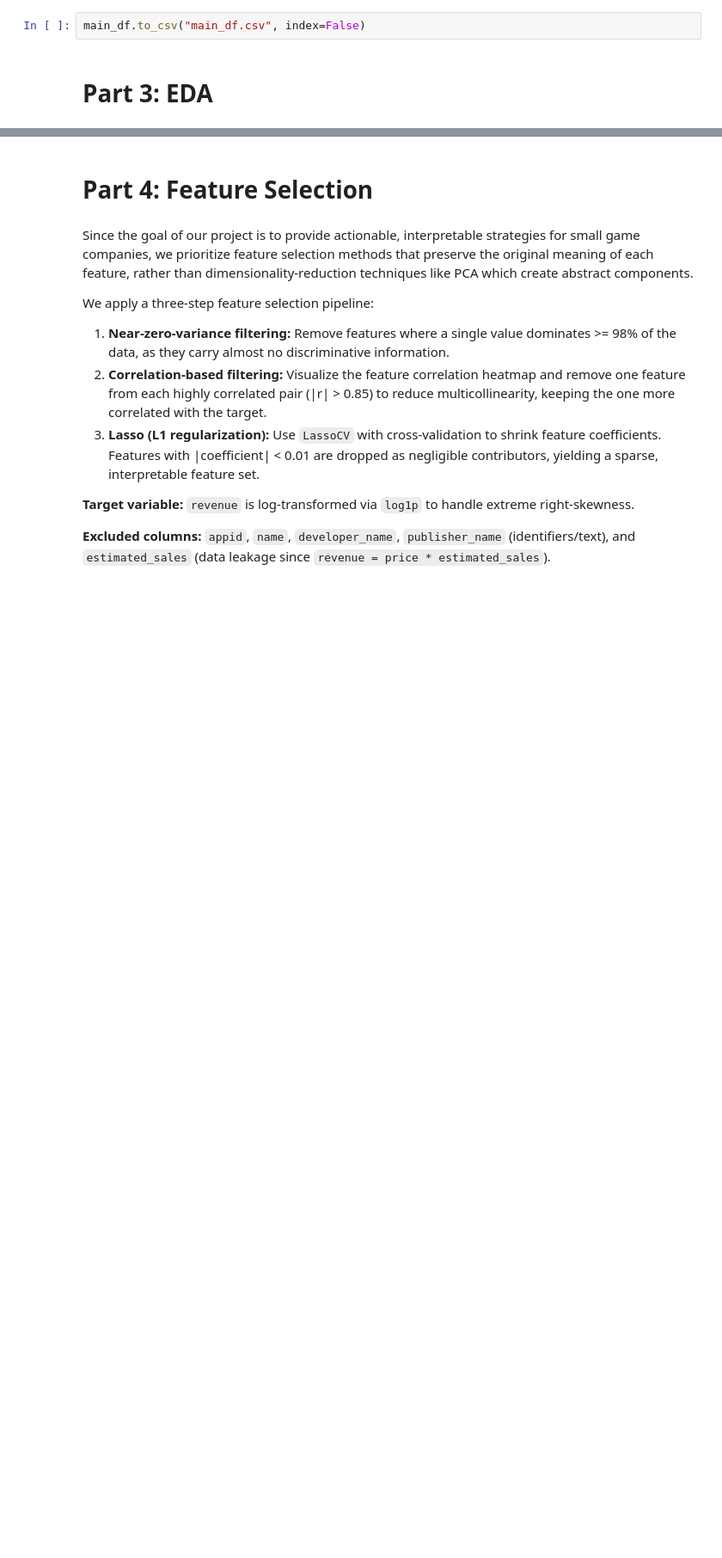
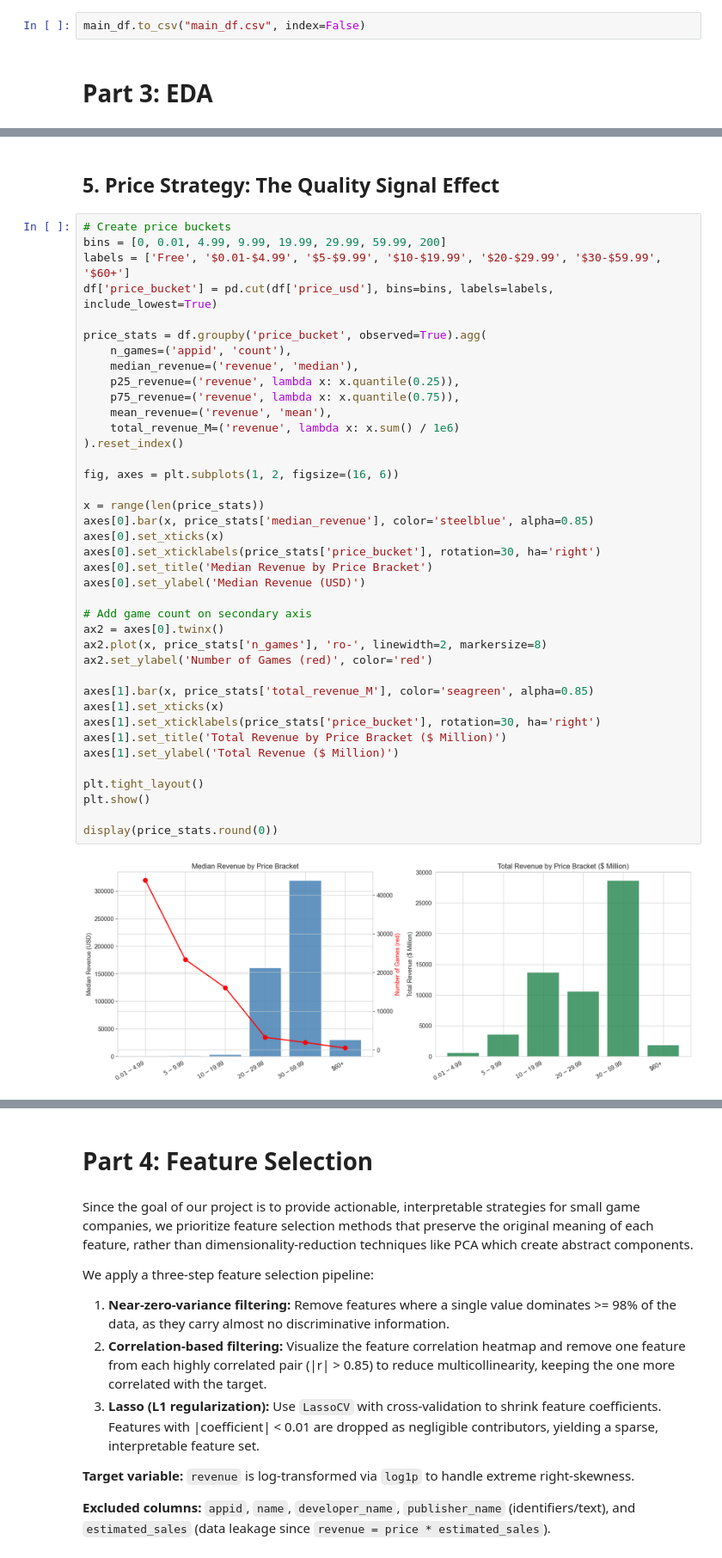
Before and after one commit to pai31419526/steam_data_analysis, a Jupyter notebook: script/report.ipynb, the cells around one changed output, grey strips where cells are left out. Shown at 86% size. Saved outputs shown, nothing was run; the diff lists cells and outputs as text; blank space fills up the shorter version.

```diff
--- a/script/report.ipynb
+++ b/script/report.ipynb
@@ -581,0 +853,43 @@ eda主要是对市场状况的分析，进行的分析在后面有用是最好
+# %% [markdown]
+## 5. Price Strategy: The Quality Signal Effect
+# %%
+# Create price buckets
+bins = [0, 0.01, 4.99, 9.99, 19.99, 29.99, 59.99, 200]
+labels = ['Free', '$0.01-$4.99', '$5-$9.99', '$10-$19.99', '$20-$29.99', '$30-$59.99', '$60+']
+df['price_bucket'] = pd.cut(df['price_usd'], bins=bins, labels=labels, include_lowest=True)
+
+price_stats = df.groupby('price_bucket', observed=True).agg(
+    n_games=('appid', 'count'),
+    median_revenue=('revenue', 'median'),
+    p25_revenue=('revenue', lambda x: x.quantile(0.25)),
+    p75_revenue=('revenue', lambda x: x.quantile(0.75)),
+    mean_revenue=('revenue', 'mean'),
+    total_revenue_M=('revenue', lambda x: x.sum() / 1e6)
+).reset_index()
+
+fig, axes = plt.subplots(1, 2, figsize=(16, 6))
+
+x = range(len(price_stats))
+axes[0].bar(x, price_stats['median_revenue'], color='steelblue', alpha=0.85)
+axes[0].set_xticks(x)
+axes[0].set_xticklabels(price_stats['price_bucket'], rotation=30, ha='right')
+axes[0].set_title('Median Revenue by Price Bracket')
+axes[0].set_ylabel('Median Revenue (USD)')
+
+# Add game count on secondary axis
+ax2 = axes[0].twinx()
+ax2.plot(x, price_stats['n_games'], 'ro-', linewidth=2, markersize=8)
+ax2.set_ylabel('Number of Games (red)', color='red')
+
+axes[1].bar(x, price_stats['total_revenue_M'], color='seagreen', alpha=0.85)
+axes[1].set_xticks(x)
+axes[1].set_xticklabels(price_stats['price_bucket'], rotation=30, ha='right')
+axes[1].set_title('Total Revenue by Price Bracket ($ Million)')
+axes[1].set_ylabel('Total Revenue ($ Million)')
+
+plt.tight_layout()
+plt.show()
+
+display(price_stats.round(0))
+# %% [output]
+[figure, added]
```
Also changed, not shown: parts of 34 cells of this notebook.
